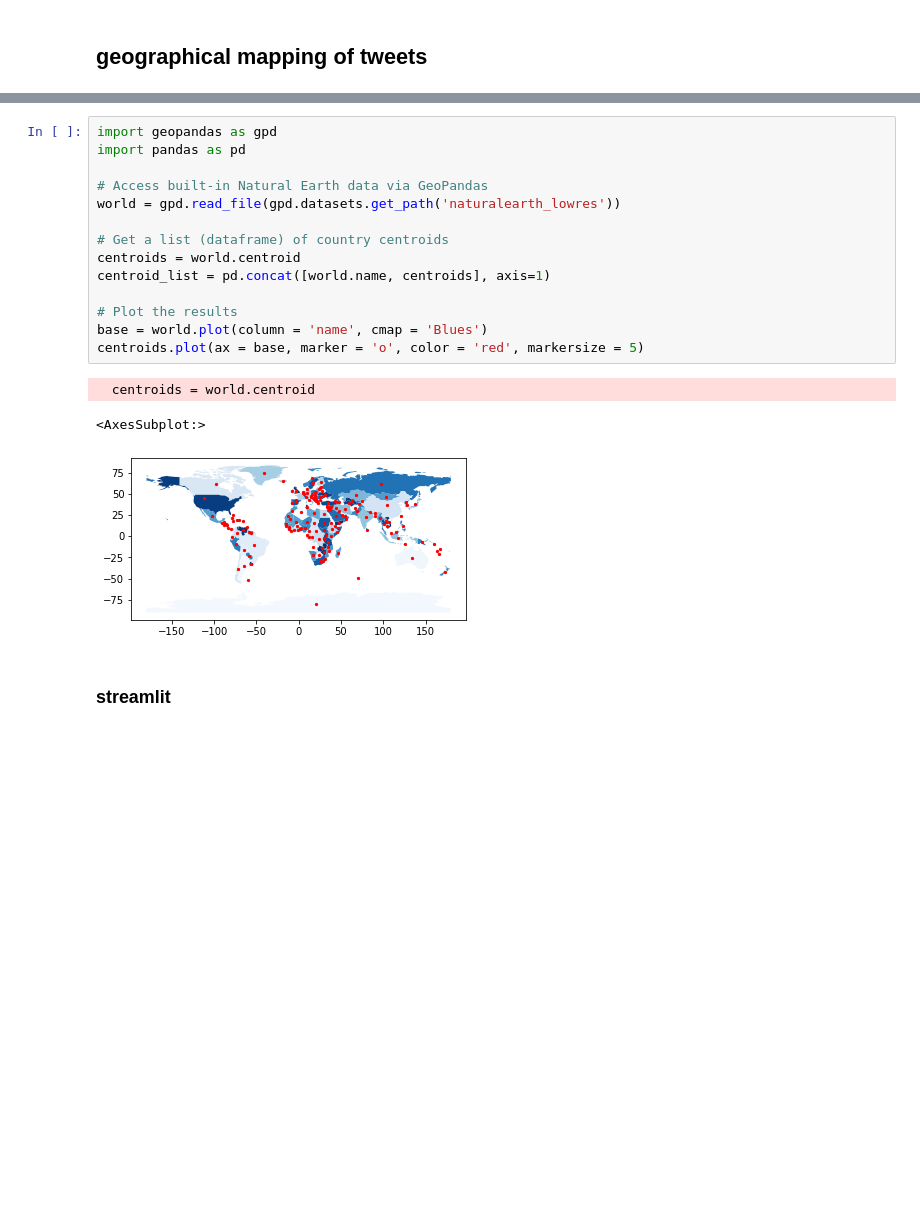
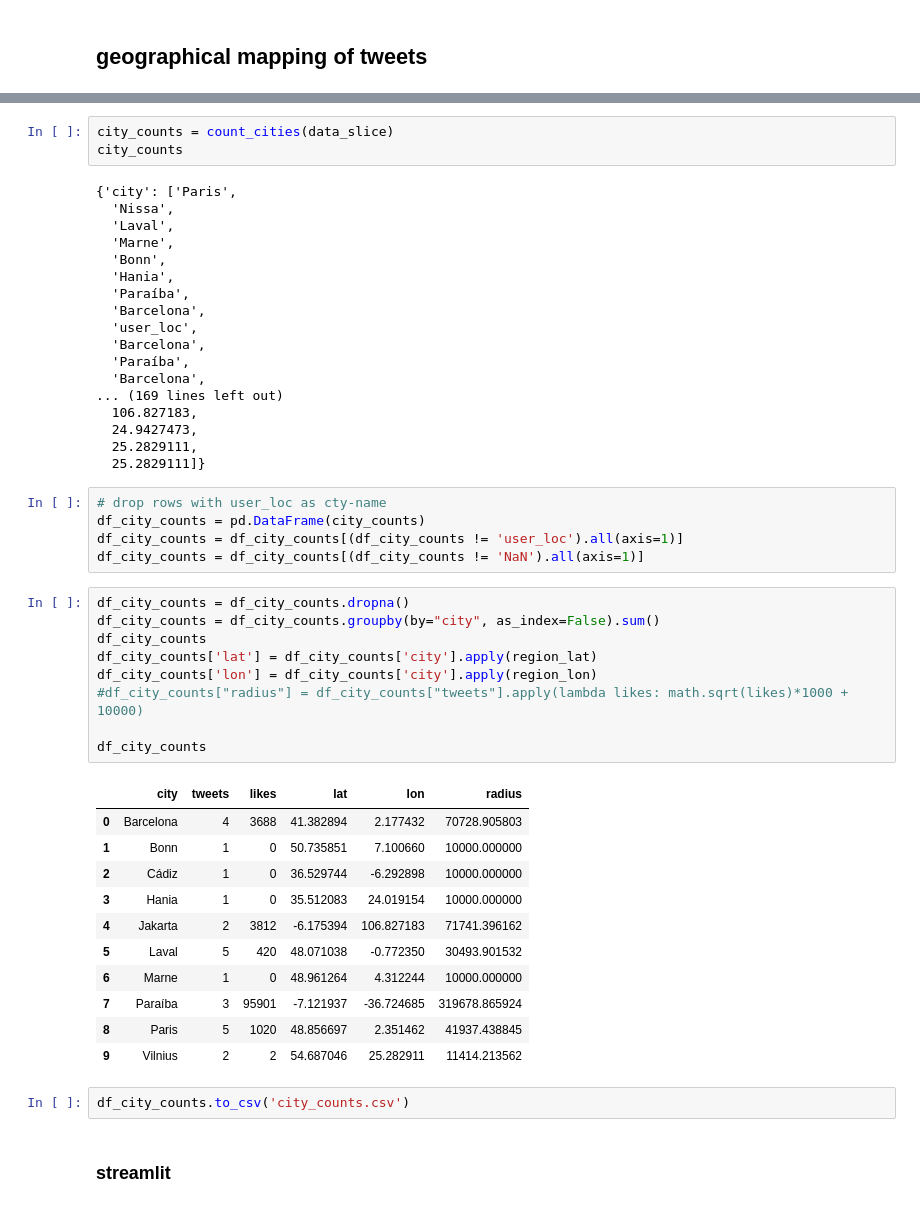
Before and after one commit to EstefaniaVB/LexAI, a Jupyter notebook: notebooks/twitterAPI_Tim.ipynb, the cells around one changed output, grey strips where cells are left out. Saved outputs shown, nothing was run; the diff lists cells and outputs as text; blank space fills up the shorter version.

```diff
--- a/notebooks/twitterAPI_Tim.ipynb
+++ b/notebooks/twitterAPI_Tim.ipynb
@@ -708,21 +775,52 @@ def count_regions(tweets):
 # %%
-import geopandas as gpd
-import pandas as pd
-
-# Access built-in Natural Earth data via GeoPandas
-world = gpd.read_file(gpd.datasets.get_path('naturalearth_lowres'))
-
-# Get a list (dataframe) of country centroids
-centroids = world.centroid
-centroid_list = pd.concat([world.name, centroids], axis=1)
-
-# Plot the results
-base = world.plot(column = 'name', cmap = 'Blues')
-centroids.plot(ax = base, marker = 'o', color = 'red', markersize = 5)
+city_counts = count_cities(data_slice)
+city_counts
 # %% [output]
-  centroids = world.centroid
+{'city': ['Paris',
+  'Nissa',
+  'Laval',
+  'Marne',
+  'Bonn',
+  'Hania',
+  'Paraíba',
+  'Barcelona',
+  'user_loc',
+  'Barcelona',
+  'Paraíba',
+  'Barcelona',
+... (169 lines left out)
+  106.827183,
+  24.9427473,
+  25.2829111,
+  25.2829111]}
-<AxesSubplot:>
-[figure, removed]
+# %%
+# drop rows with user_loc as cty-name
+df_city_counts = pd.DataFrame(city_counts)
+df_city_counts = df_city_counts[(df_city_counts != 'user_loc').all(axis=1)]
+df_city_counts = df_city_counts[(df_city_counts != 'NaN').all(axis=1)]
+# %%
+df_city_counts = df_city_counts.dropna()
+df_city_counts = df_city_counts.groupby(by="city", as_index=False).sum()
+df_city_counts
+df_city_counts['lat'] = df_city_counts['city'].apply(region_lat)
+df_city_counts['lon'] = df_city_counts['city'].apply(region_lon)
+#df_city_counts["radius"] = df_city_counts["tweets"].apply(lambda likes: math.sqrt(likes)*1000 + 10000)
+
+df_city_counts
+# %% [output]
+|  | city | tweets | likes | lat | lon | radius |
+| 0 | Barcelona | 4 | 3688 | 41.382894 | 2.177432 | 70728.905803 |
+| 1 | Bonn | 1 | 0 | 50.735851 | 7.100660 | 10000.000000 |
+| 2 | Cádiz | 1 | 0 | 36.529744 | -6.292898 | 10000.000000 |
+| 3 | Hania | 1 | 0 | 35.512083 | 24.019154 | 10000.000000 |
+| 4 | Jakarta | 2 | 3812 | -6.175394 | 106.827183 | 71741.396162 |
+| 5 | Laval | 5 | 420 | 48.071038 | -0.772350 | 30493.901532 |
+| 6 | Marne | 1 | 0 | 48.961264 | 4.312244 | 10000.000000 |
+| 7 | Paraíba | 3 | 95901 | -7.121937 | -36.724685 | 319678.865924 |
+| 8 | Paris | 5 | 1020 | 48.856697 | 2.351462 | 41937.438845 |
+| 9 | Vilnius | 2 | 2 | 54.687046 | 25.282911 | 11414.213562 |
+# %%
+df_city_counts.to_csv('city_counts.csv')
 # %% [markdown]
 ### streamlit
 # %%
```
Also changed, not shown: parts of 27 cells of this notebook, 10 other files.
